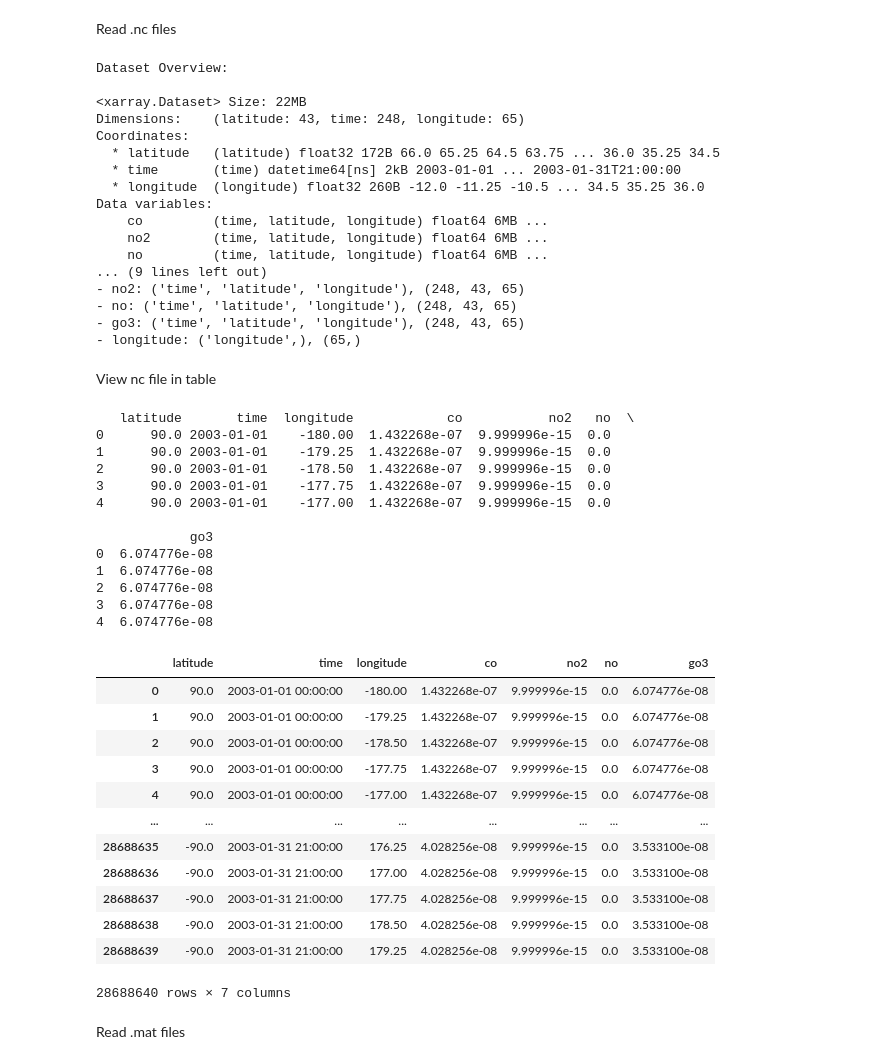
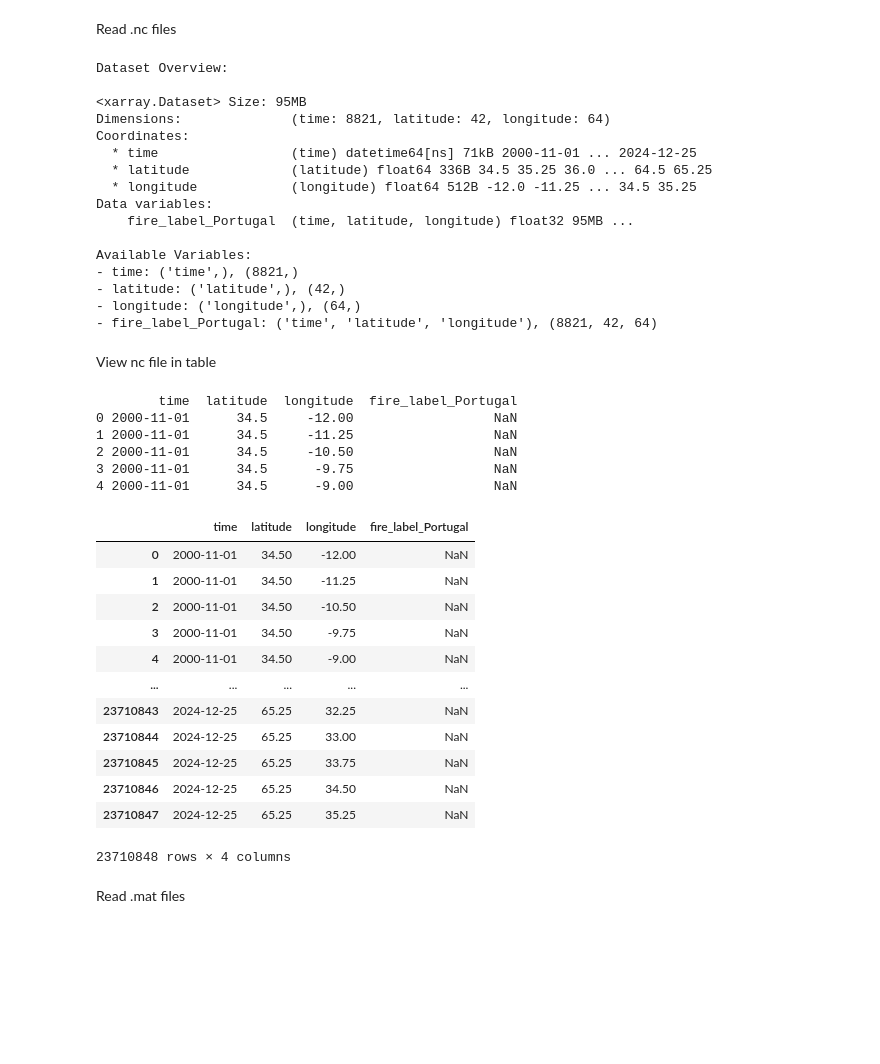
Before and after one commit to Sofs27/Thesis, a Jupyter notebook: Code/VisualizeData.ipynb, the cells around one changed output. Saved outputs shown, nothing was run; the diff lists cells and outputs as text; code cells hidden in the pictures; blank space fills up the shorter version.

```diff
--- a/Code/VisualizeData.ipynb
+++ b/Code/VisualizeData.ipynb
@@ -37,7 +37,7 @@ Read .nc files
 import xarray as xr
 
 # Open the NetCDF file
-file_path = r"E:\IPMA\CAMS\chem_multlvl\3cropped_2003_2024\CAMS_global_reanalysis_EAC4_chem_multlvl_200301.nc"
+file_path = r"E:\IPMA\FRP\fire_labels_by_region\fire_labels_Portugal.nc"
 ds = xr.open_dataset(file_path)
 
 # Display the dataset's structure and metadata
@@ -51,65 +51,57 @@ for var in ds.variables:
 # %% [output]
 Dataset Overview:
 
-<xarray.Dataset> Size: 22MB
-Dimensions:    (latitude: 43, time: 248, longitude: 65)
+<xarray.Dataset> Size: 95MB
+Dimensions:              (time: 8821, latitude: 42, longitude: 64)
 Coordinates:
-  * latitude   (latitude) float32 172B 66.0 65.25 64.5 63.75 ... 36.0 35.25 34.5
-  * time       (time) datetime64[ns] 2kB 2003-01-01 ... 2003-01-31T21:00:00
-  * longitude  (longitude) float32 260B -12.0 -11.25 -10.5 ... 34.5 35.25 36.0
+  * time                 (time) datetime64[ns] 71kB 2000-11-01 ... 2024-12-25
+  * latitude             (latitude) float64 336B 34.5 35.25 36.0 ... 64.5 65.25
+  * longitude            (longitude) float64 512B -12.0 -11.25 ... 34.5 35.25
 Data variables:
-    co         (time, latitude, longitude) float64 6MB ...
-    no2        (time, latitude, longitude) float64 6MB ...
-    no         (time, latitude, longitude) float64 6MB ...
-... (9 lines left out)
-- no2: ('time', 'latitude', 'longitude'), (248, 43, 65)
-- no: ('time', 'latitude', 'longitude'), (248, 43, 65)
-- go3: ('time', 'latitude', 'longitude'), (248, 43, 65)
-- longitude: ('longitude',), (65,)
+    fire_label_Portugal  (time, latitude, longitude) float32 95MB ...
+
+Available Variables:
+- time: ('time',), (8821,)
+- latitude: ('latitude',), (42,)
+- longitude: ('longitude',), (64,)
+- fire_label_Portugal: ('time', 'latitude', 'longitude'), (8821, 42, 64)
 # %% [markdown]
 View nc file in table
 # %%
 import xarray as xr
 import pandas as pd
 
 # Open the NetCDF file
-nc_file = r"E:\IPMA\CAMS\chem_multlvl\2transformation_2003_2024\CAMS_global_reanalysis_EAC4_chem_multlvl_200301.nc"
+nc_file = r"E:\IPMA\FRP\fire_labels_by_region\fire_labels_Portugal.nc"
 ds = xr.open_dataset(nc_file)
 
 # Convert all variables to a DataFrame
 df = ds.to_dataframe().reset_index()
 
 # Display the first few rows
 print(df.head())
 
 df
 # %% [output]
-   latitude       time  longitude            co           no2   no  \
-0      90.0 2003-01-01    -180.00  1.432268e-07  9.999996e-15  0.0
-1      90.0 2003-01-01    -179.25  1.432268e-07  9.999996e-15  0.0
-2      90.0 2003-01-01    -178.50  1.432268e-07  9.999996e-15  0.0
-3      90.0 2003-01-01    -177.75  1.432268e-07  9.999996e-15  0.0
-4      90.0 2003-01-01    -177.00  1.432268e-07  9.999996e-15  0.0
-
-            go3
-0  6.074776e-08
-1  6.074776e-08
-2  6.074776e-08
-3  6.074776e-08
-4  6.074776e-08
+        time  latitude  longitude  fire_label_Portugal
+0 2000-11-01      34.5     -12.00                  NaN
+1 2000-11-01      34.5     -11.25                  NaN
+2 2000-11-01      34.5     -10.50                  NaN
+3 2000-11-01      34.5      -9.75                  NaN
+4 2000-11-01      34.5      -9.00                  NaN
-|  | latitude | time | longitude | co | no2 | no | go3 |
-| 0 | 90.0 | 2003-01-01 00:00:00 | -180.00 | 1.432268e-07 | 9.999996e-15 | 0.0 | 6.074776e-08 |
-| 1 | 90.0 | 2003-01-01 00:00:00 | -179.25 | 1.432268e-07 | 9.999996e-15 | 0.0 | 6.074776e-08 |
-| 2 | 90.0 | 2003-01-01 00:00:00 | -178.50 | 1.432268e-07 | 9.999996e-15 | 0.0 | 6.074776e-08 |
-| 3 | 90.0 | 2003-01-01 00:00:00 | -177.75 | 1.432268e-07 | 9.999996e-15 | 0.0 | 6.074776e-08 |
-| 4 | 90.0 | 2003-01-01 00:00:00 | -177.00 | 1.432268e-07 | 9.999996e-15 | 0.0 | 6.074776e-08 |
-| ... | ... | ... | ... | ... | ... | ... | ... |
-| 28688635 | -90.0 | 2003-01-31 21:00:00 | 176.25 | 4.028256e-08 | 9.999996e-15 | 0.0 | 3.533100e-08 |
-| 28688636 | -90.0 | 2003-01-31 21:00:00 | 177.00 | 4.028256e-08 | 9.999996e-15 | 0.0 | 3.533100e-08 |
-| 28688637 | -90.0 | 2003-01-31 21:00:00 | 177.75 | 4.028256e-08 | 9.999996e-15 | 0.0 | 3.533100e-08 |
-| 28688638 | -90.0 | 2003-01-31 21:00:00 | 178.50 | 4.028256e-08 | 9.999996e-15 | 0.0 | 3.533100e-08 |
-| 28688639 | -90.0 | 2003-01-31 21:00:00 | 179.25 | 4.028256e-08 | 9.999996e-15 | 0.0 | 3.533100e-08 |
+|  | time | latitude | longitude | fire_label_Portugal |
+| 0 | 2000-11-01 | 34.50 | -12.00 | NaN |
+| 1 | 2000-11-01 | 34.50 | -11.25 | NaN |
+| 2 | 2000-11-01 | 34.50 | -10.50 | NaN |
+| 3 | 2000-11-01 | 34.50 | -9.75 | NaN |
+| 4 | 2000-11-01 | 34.50 | -9.00 | NaN |
+| ... | ... | ... | ... | ... |
+| 23710843 | 2024-12-25 | 65.25 | 32.25 | NaN |
+| 23710844 | 2024-12-25 | 65.25 | 33.00 | NaN |
+| 23710845 | 2024-12-25 | 65.25 | 33.75 | NaN |
+| 23710846 | 2024-12-25 | 65.25 | 34.50 | NaN |
+| 23710847 | 2024-12-25 | 65.25 | 35.25 | NaN |
-28688640 rows × 7 columns
+23710848 rows × 4 columns
 # %% [markdown]
 Read .mat files
 # %%
```
Also changed, not shown: 3 other files.
